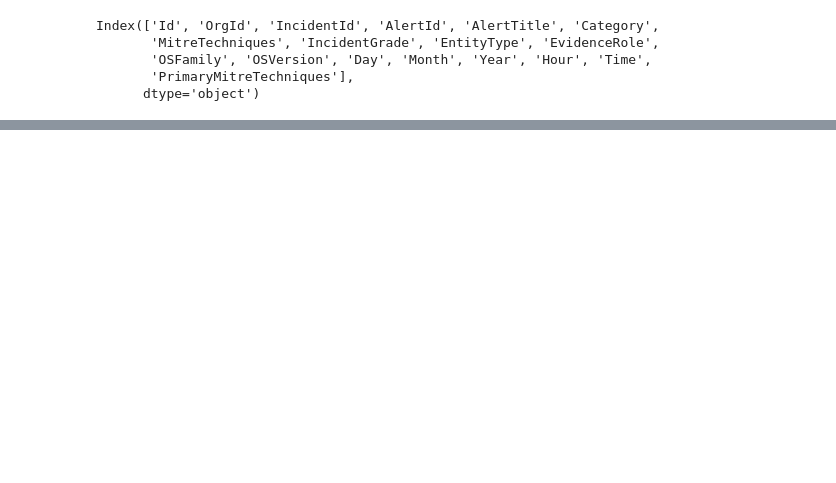
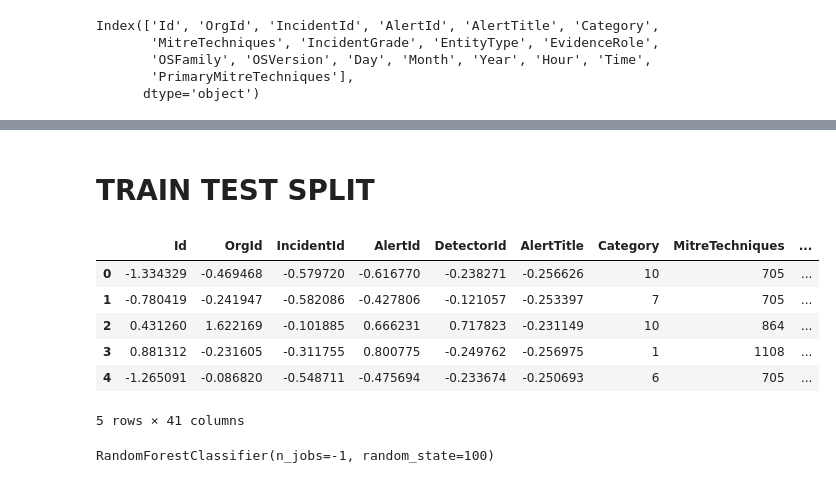
Before and after one commit to Karthick-source/Microsoft-Classifying-Cybersecurity-Incidents-with-Machine-Learning, a Jupyter notebook: train.ipynb, the cells around one changed output, grey strips where cells are left out. Cells and saved outputs as stored; diff of their text form; code cells hidden in the pictures; blank space fills up the shorter version.

```diff
--- a/train.ipynb
+++ b/train.ipynb
@@ -591,0 +622,12 @@ plt.show()
+# %% [markdown]
+# TRAIN TEST SPLIT
+# %%
+data_cleaned.head()
+# %% [output]
+|  | Id | OrgId | IncidentId | AlertId | DetectorId | AlertTitle | Category | MitreTechniques | ... |
+| 0 | -1.334329 | -0.469468 | -0.579720 | -0.616770 | -0.238271 | -0.256626 | 10 | 705 | ... |
+| 1 | -0.780419 | -0.241947 | -0.582086 | -0.427806 | -0.121057 | -0.253397 | 7 | 705 | ... |
+| 2 | 0.431260 | 1.622169 | -0.101885 | 0.666231 | 0.717823 | -0.231149 | 10 | 864 | ... |
+| 3 | 0.881312 | -0.231605 | -0.311755 | 0.800775 | -0.249762 | -0.256975 | 1 | 1108 | ... |
+| 4 | -1.265091 | -0.086820 | -0.548711 | -0.475694 | -0.233674 | -0.250693 | 6 | 705 | ... |
+5 rows × 41 columns
@@ -591,0 +643,4 @@ plt.show()
+# %%
+rf.fit(X,y)
+# %% [output]
+RandomForestClassifier(n_jobs=-1, random_state=100)
```
Also changed, not shown: parts of 39 cells of this notebook, 1 other file.
